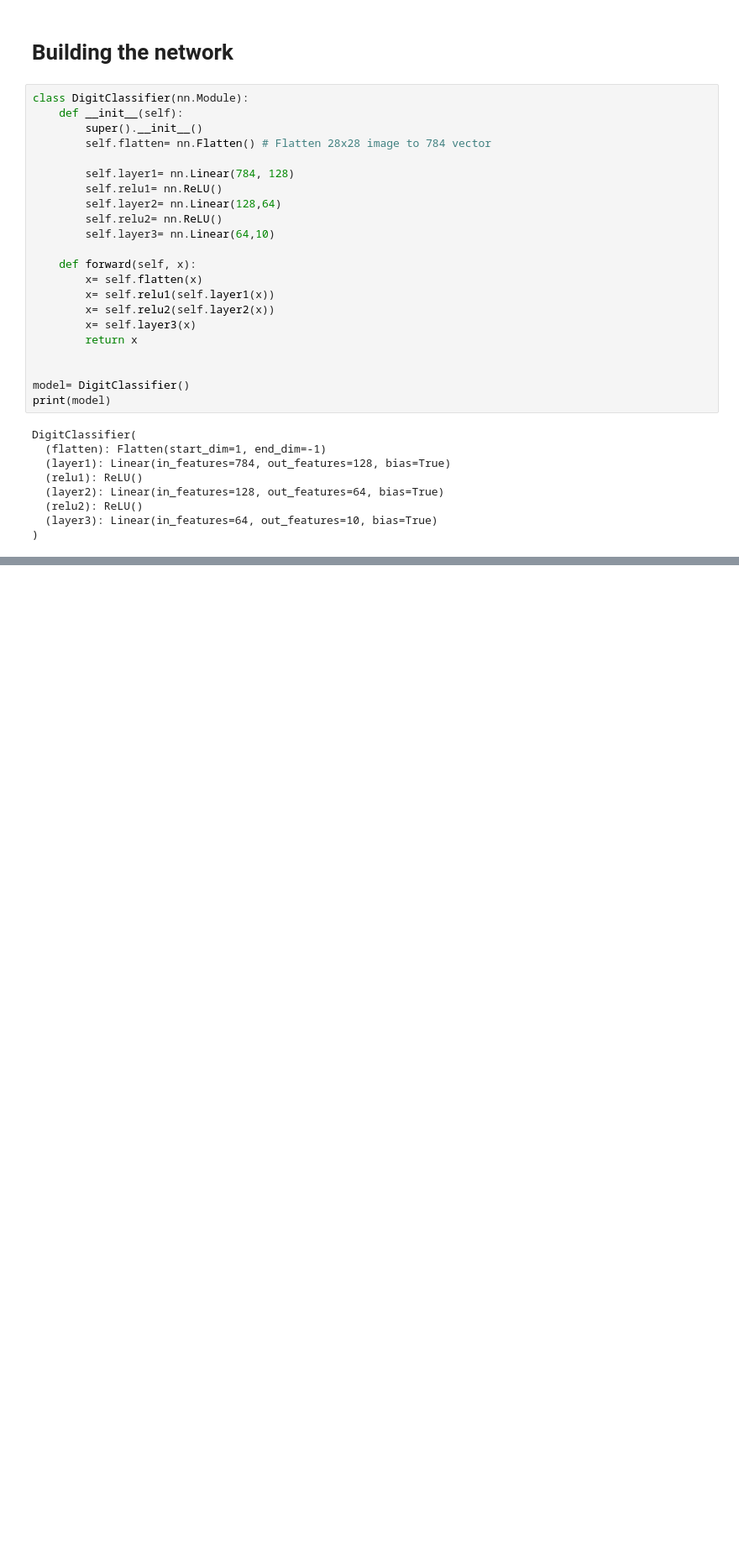
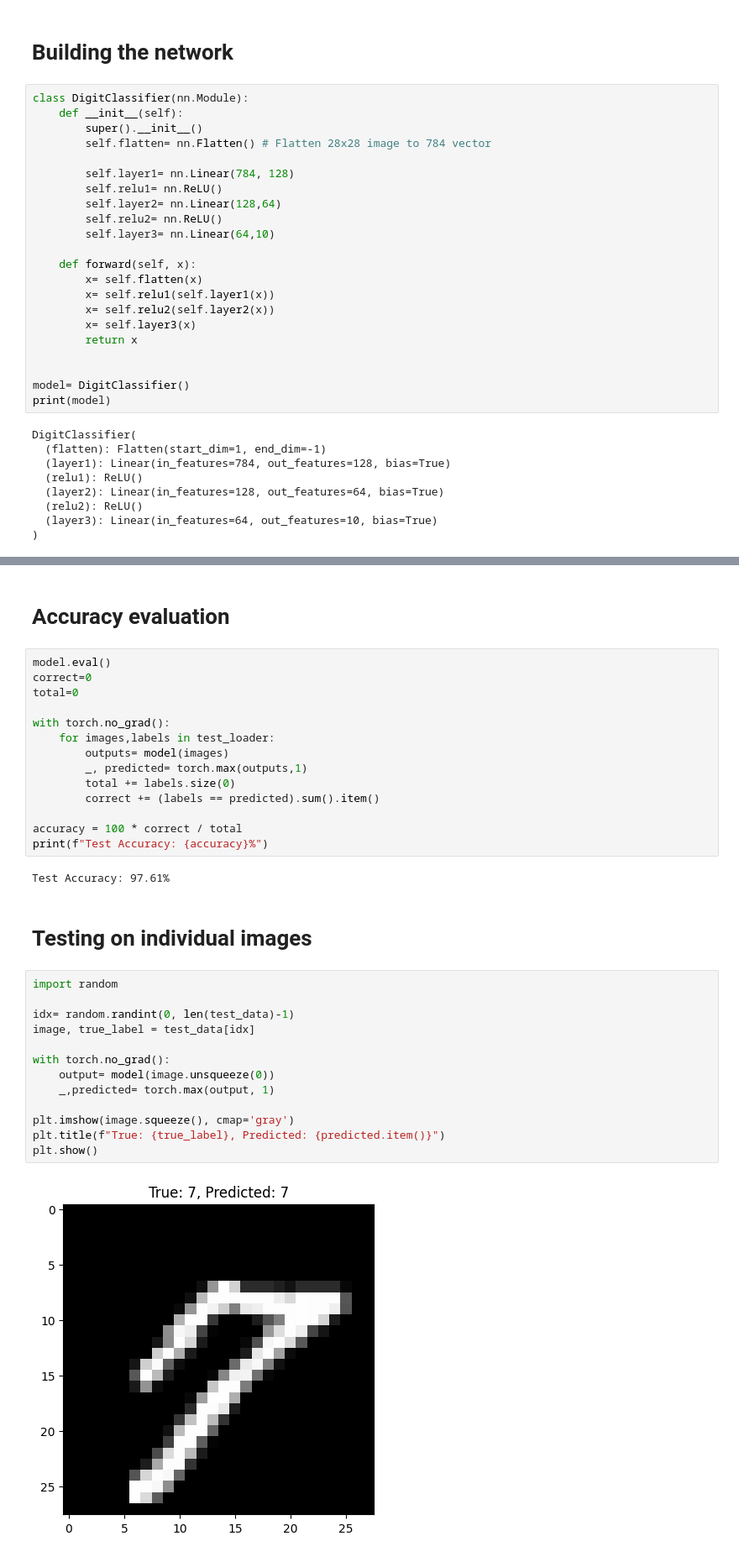
Before and after one commit to Aayam-Rimal/MNISTclassifier, a Jupyter notebook: Digitclassifier.ipynb, the cells around one changed output, grey strips where cells are left out. Shown at 84% size. Drawn from its saved outputs; the diff is of its cells as text; blank space fills up the shorter version.

Commit message:
added model evaluation and testing on classifier

```diff
--- a/Digitclassifier.ipynb
+++ b/Digitclassifier.ipynb
@@ -80,0 +126,35 @@ DigitClassifier(
+# %% [markdown]
+# Accuracy evaluation
+# %%
+model.eval()
+correct=0
+total=0
+
+with torch.no_grad():
+    for images,labels in test_loader:
+        outputs= model(images)
+        _, predicted= torch.max(outputs,1)
+        total += labels.size(0)
+        correct += (labels == predicted).sum().item()
+
+accuracy = 100 * correct / total
+print(f"Test Accuracy: {accuracy}%")
+# %% [output]
+Test Accuracy: 97.61%
+# %% [markdown]
+# Testing on individual images
+# %%
+import random
+
+idx= random.randint(0, len(test_data)-1)
+image, true_label = test_data[idx]
+
+with torch.no_grad():
+    output= model(image.unsqueeze(0))
+    _,predicted= torch.max(output, 1)
+
+plt.imshow(image.squeeze(), cmap='gray')
+plt.title(f"True: {true_label}, Predicted: {predicted.item()}")
+plt.show()
+# %% [output]
+[figure, added]
```
Also changed, not shown: parts of 4 cells of this notebook.
